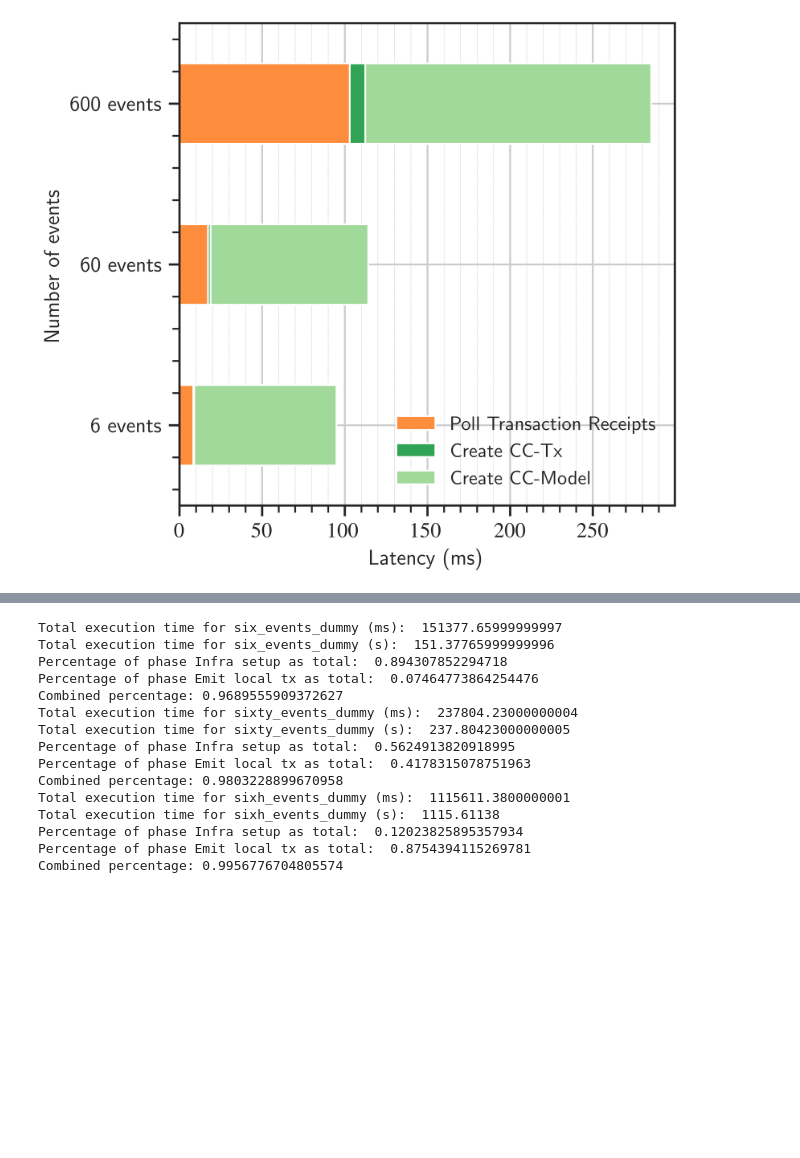
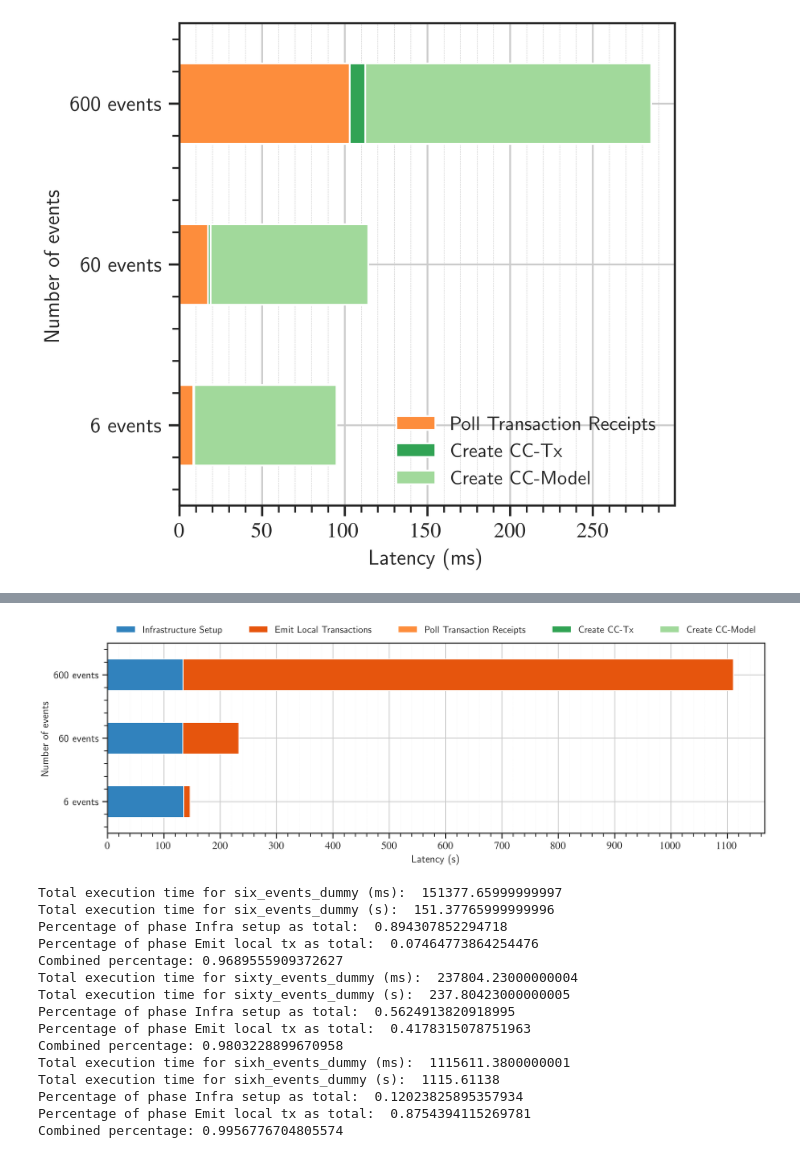
Before and after one commit to brunoffmateus/blockchain-integration-framework, a Jupyter notebook: packages/cactus-plugin-cc-tx-visualization/src/main/python/generate-plot-dummy-use-case.ipynb, the cells around one changed output, grey strips where cells are left out. Cells and saved outputs as stored; diff of their text form; code cells hidden in the pictures; blank space fills up the shorter version.

Commit message:
test(cctxviz): update framework
Signed-off-by: Rafael Belchior <rafael.belchior@tecnico.ulisboa.pt>

```diff
--- a/packages/cactus-plugin-cc-tx-visualization/src/main/python/generate-plot-dummy-use-case.ipynb
+++ b/packages/cactus-plugin-cc-tx-visualization/src/main/python/generate-plot-dummy-use-case.ipynb
@@ -316,3 +316,79 @@ fig.savefig('../test-results/plots/use-case-baseline-all-events.png', dpi=300, b
 1   60 events                      17.27          1.60            95.29
 2  600 events                     102.97          9.37           172.99
 [figure]
+# %%
+#creates horizontal bar plot for #events and latency
+
+from matplotlib import cm
+from matplotlib.colors import ListedColormap, LinearSegmentedColormap
+customScale = np.arange(0,1200,100)
+df = pd.DataFrame([
+                  ['6 events',
+                reduced_metric_dict['EVAL-testFile-SETUP-INFRA']['mean'] / 1000,
+                reduced_metric_dict['EVAL-testFile-SEND-MESSAGES']['mean'] / 1000,
+                reduced_metric_dict['EVAL-testFile-POLL']['mean'] / 1000,
+                reduced_metric_dict['EVAL-testFile-AGGREGATE-CCTX']['mean'] / 1000,
+                reduced_metric_dict['EVAL-ccModel-DUMMY']['mean'] / 1000
+                ],
+
+                  ['60 events',
+                reduced_metric_dict_60['EVAL-testFile-SETUP-INFRA']['mean'] / 1000,
+                reduced_metric_dict_60['EVAL-testFile-SEND-MESSAGES']['mean'] / 1000,
+                reduced_metric_dict_60['EVAL-testFile-POLL']['mean'] / 1000,
+                reduced_metric_dict_60['EVAL-testFile-AGGREGATE-CCTX']['mean'] / 1000,
+                reduced_metric_dict_60['EVAL-ccModel-DUMMY']['mean'] / 1000
+                ],
+
+                  ['600 events',
+                reduced_metric_dict_600['EVAL-testFile-SETUP-INFRA']['mean'] / 1000,
+                reduced_metric_dict_600['EVAL-testFile-SEND-MESSAGES']['mean'] / 1000,
+                reduced_metric_dict_600['EVAL-testFile-POLL']['mean'] / 1000,
+                reduced_metric_dict_600['EVAL-testFile-AGGREGATE-CCTX']['mean'] / 1000,
+                reduced_metric_dict_600['EVAL-ccModel-DUMMY']['mean'] / 1000
+                ],
+
+
+                   ],
+                  columns=[
+                        'events',
+                        mapper['EVAL-testFile-SETUP-INFRA'],
+                        mapper['EVAL-testFile-SEND-MESSAGES'],
+                        mapper['EVAL-testFile-POLL'],
+                        mapper['EVAL-testFile-AGGREGATE-CCTX'],
+                        mapper['EVAL-ccModel-DUMMY']
+                        ])
+# view data
+print(df)
+
+textwidth = 3.31314
+aspect_ratio = 6/8
+scale = 1.0
+width = textwidth * scale
+height = width * aspect_ratio
+plt.rc('font', size=12)
+
+colors = plt.cm.get_cmap('tab20c')
+cmap = ListedColormap([colors.colors[0],colors.colors[4],colors.colors[5],colors.colors[8],colors.colors[10]])
+
+# plot data in stack manner of bar type
+ax = df.plot(
+      x='events',
+      xlabel="Number of events",
+      kind='barh', subplots=False, stacked=True, colormap=cmap,
+      figsize= [13.5,4],
+      grid= True,
+      fontsize=12,
+      xticks=customScale,
+      ylabel="latency",
+      title='')
+ax.legend(bbox_to_anchor=(0, 1, 1, 0), loc="lower left", mode="expand", ncol=6)
+#ax.legend(fancybox=False, framealpha=1, fontsize='x-large', loc= 'lower right',facecolor="orange")
+ax.set_xlabel(xlabel='Latency (s)')
+#ax.legend(loc='lower right',facecolor="white")
+ax.xaxis.grid(True, which='minor', linestyle=':', linewidth=0.15)
+
+fig = ax.get_figure()
+#fig.legend(fancybox=True, framealpha=1, fontsize='x-large', loc= 'lower right',facecolor="white")
+fig.savefig('../test-results/plots/use-case-all-events.pdf', dpi=300, bbox_inches='tight')
+fig.savefig('../test-results/plots/use-case-all-events.pdf.png', dpi=300, bbox_inches='tight')
+# %% [output]
@@ -319,3 +404,4 @@ fig.savefig('../test-results/plots/use-case-baseline-all-events.png', dpi=300, b
+[figure, added]
 # %%
 #%pip install seaborn
 import seaborn as sns
```
Also changed, not shown: parts of 2 cells of this notebook, 9 other files.
